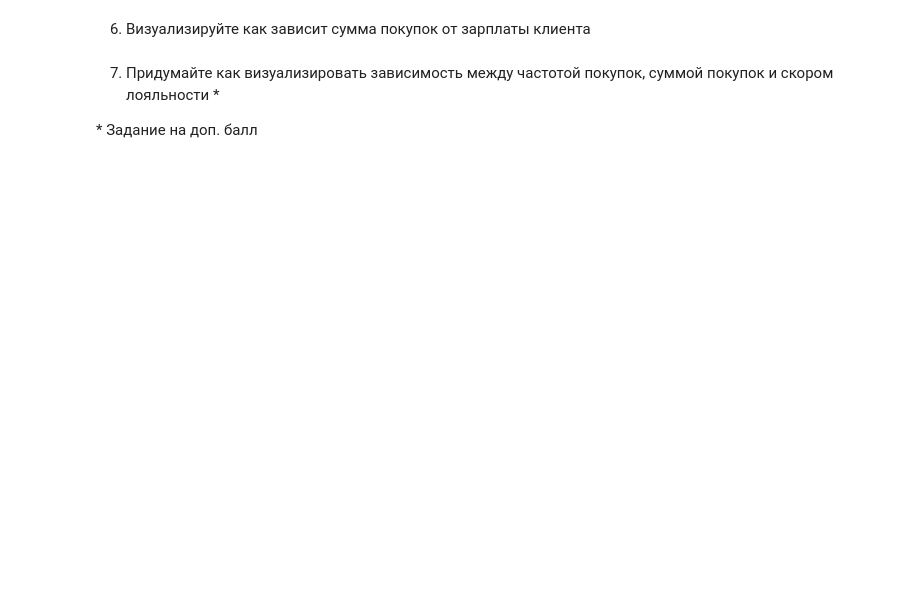
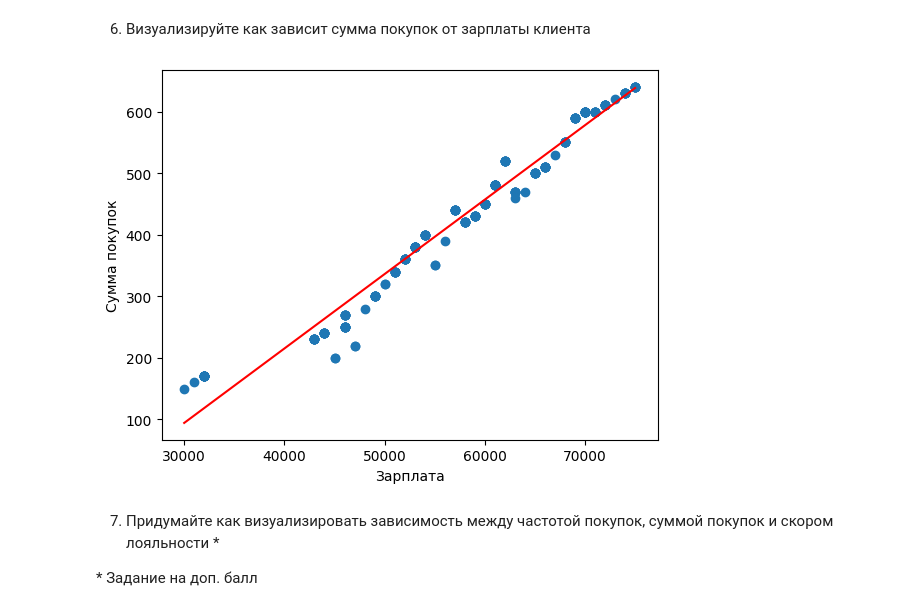
Before and after one commit to zloyaloha/ML, a Jupyter notebook: lab1.ipynb, the cells around one changed output. Saved outputs shown, nothing was run; the diff lists cells and outputs as text; code cells hidden in the pictures; blank space fills up the shorter version.

```diff
--- a/lab1.ipynb
+++ b/lab1.ipynb
@@ -344,5 +370,16 @@ plt.show()
 # %% [markdown]
 6. Визуализируйте как зависит сумма покупок от зарплаты клиента
+# %%
+plt.scatter(df["annual_income"], df["purchase_amount"])
+z = np.polyfit(df["annual_income"], df["purchase_amount"], 1)
+p = np.poly1d(z)
+x = np.linspace(df["annual_income"].min(), df["annual_income"].max(), 100)
+plt.plot(x, p(x), color='red')
+plt.xlabel('Зарплата')
+plt.ylabel('Сумма покупок')
+plt.show()
+# %% [output]
+[figure, added]
 # %% [markdown]
 7. Придумайте как визуализировать зависимость между частотой покупок, суммой покупок и скором лояльности *
 
```
Also changed, not shown: parts of 8 cells of this notebook.
